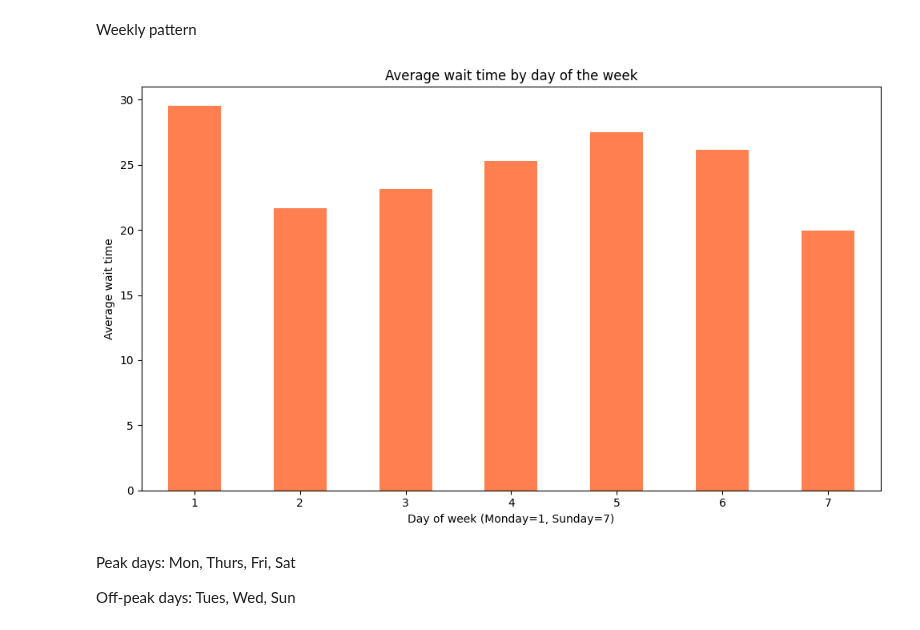
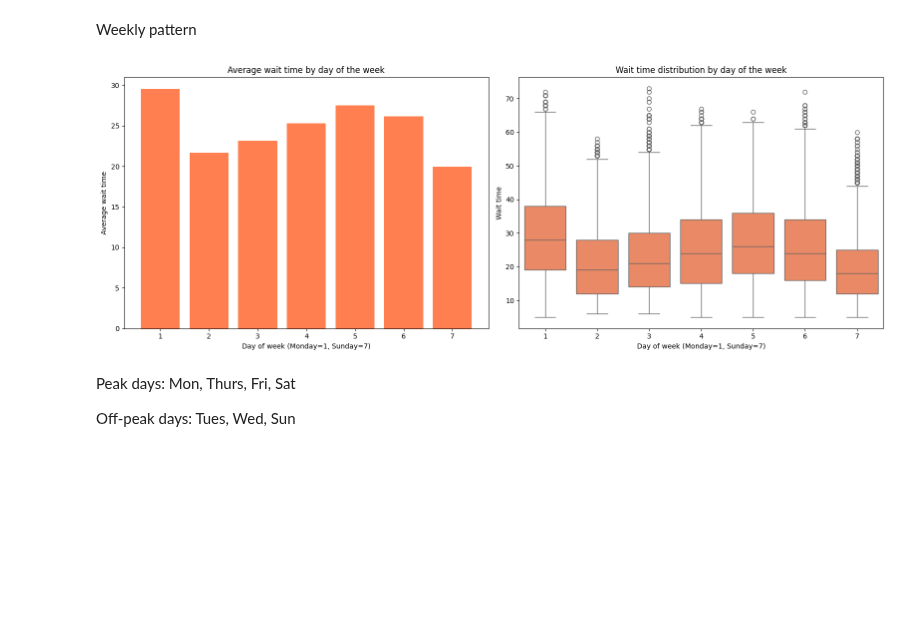
Before and after one commit to cleominz/dsa3101-group-9, a Jupyter notebook: subgroup B/B1_wait_data_simple_analysis_and_generation.ipynb, the cells around one changed output. Saved outputs shown, nothing was run; the diff lists cells and outputs as text; code cells hidden in the pictures; blank space fills up the shorter version.

Commit message:
add box plot

```diff
--- a/subgroup B/B1_wait_data_simple_analysis_and_generation.ipynb
+++ b/subgroup B/B1_wait_data_simple_analysis_and_generation.ipynb
@@ -183,19 +181,29 @@ Mid-peak hours: 1100-1155, 1600-1755
 Off-peak hours: 0800-1055, 1800-1955
 # %% [markdown]
 Weekly pattern
-# %%
-weekly_pattern = wait_time_df.groupby('day_of_week')['wait_time'].mean()
-
-plt.figure(figsize=(10, 6))
-weekly_pattern.plot(kind='bar', color='coral')
-plt.title('Average wait time by day of the week')
-plt.xlabel('Day of week (Monday=1, Sunday=7)')
-plt.ylabel('Average wait time')
-plt.xticks(rotation=0)
-plt.tight_layout()
-plt.show()
-# %% [output]
-[figure, removed]
+# %%
+weekly_pattern = wait_time_df.groupby('day_of_week')['wait_time'].mean()
+
+fig, axes = plt.subplots(1, 2, figsize=(16, 6))
+
+# bar plot
+axes[0].bar(weekly_pattern.index, weekly_pattern.values, color='coral')
+axes[0].set_title('Average wait time by day of the week')
+axes[0].set_xlabel('Day of week (Monday=1, Sunday=7)')
+axes[0].set_ylabel('Average wait time')
+axes[0].set_xticks(weekly_pattern.index)
+axes[0].set_xticklabels(weekly_pattern.index)
+
+# box plot
+sns.boxplot(data=wait_time_df, x='day_of_week', y='wait_time', color='coral', ax=axes[1])
+axes[1].set_title('Wait time distribution by day of the week')
+axes[1].set_xlabel('Day of week (Monday=1, Sunday=7)')
+axes[1].set_ylabel('Wait time')
+
+plt.tight_layout()
+plt.show()
+# %% [output]
+[figure, added]
 # %% [markdown]
 Peak days: Mon, Thurs, Fri, Sat
 
```
Also changed, not shown: parts of 3 cells of this notebook.
